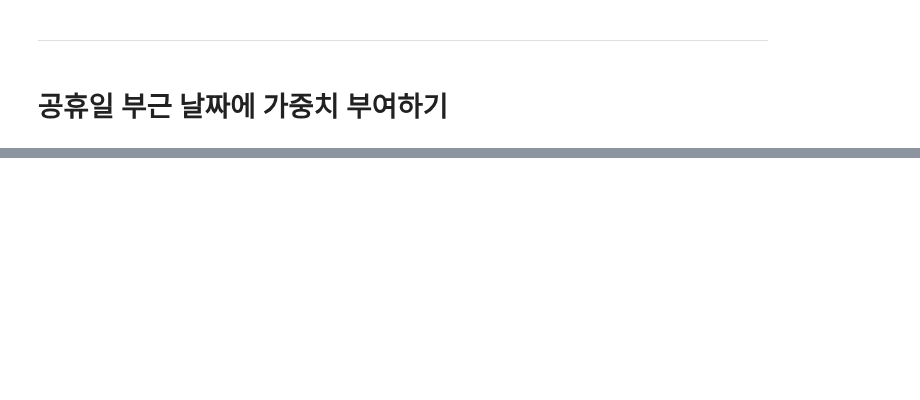
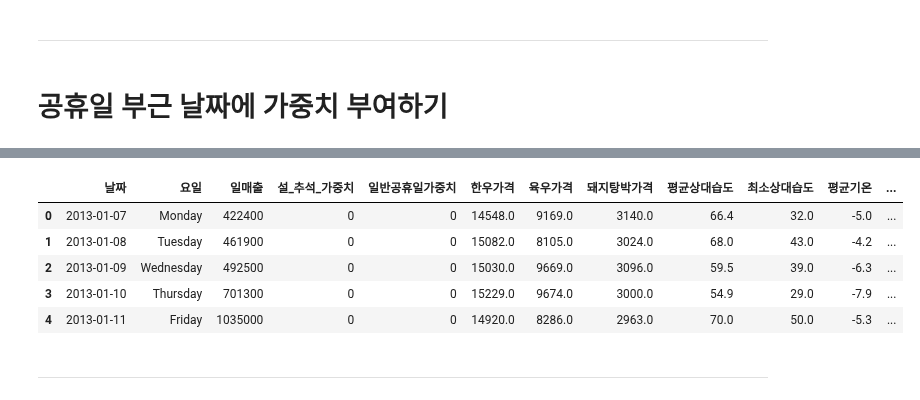
Before and after one commit to young-hun-jo/DataAnalysis, a Jupyter notebook: woochuri/analysis.ipynb, the cells around one changed output, grey strips where cells are left out. Drawn from its saved outputs; the diff is of its cells as text; code cells hidden in the pictures; blank space fills up the shorter version.

```diff
--- a/woochuri/analysis.ipynb
+++ b/woochuri/analysis.ipynb
@@ -343,0 +419,15 @@ dataset.head(100)
+# %%
+dataset_cols = ['한우가격', '육우가격', '돼지탕박가격', '평균상대습도', '최소상대습도', '평균기온',
+               '최고기온', '최저기온', '평균풍속', '최대풍속', '일사량', '1시간최다일사량', '일강수량']
+final_dataset = pd.concat([holidays, dataset[dataset_cols]], axis=1)
+# %%
+final_dataset.head()
+# %% [output]
+|  | 날짜 | 요일 | 일매출 | 설_추석_가중치 | 일반공휴일가중치 | 한우가격 | 육우가격 | 돼지탕박가격 | 평균상대습도 | 최소상대습도 | 평균기온 | ... |
+| 0 | 2013-01-07 | Monday | 422400 | 0 | 0 | 14548.0 | 9169.0 | 3140.0 | 66.4 | 32.0 | -5.0 | ... |
+| 1 | 2013-01-08 | Tuesday | 461900 | 0 | 0 | 15082.0 | 8105.0 | 3024.0 | 68.0 | 43.0 | -4.2 | ... |
+| 2 | 2013-01-09 | Wednesday | 492500 | 0 | 0 | 15030.0 | 9669.0 | 3096.0 | 59.5 | 39.0 | -6.3 | ... |
+| 3 | 2013-01-10 | Thursday | 701300 | 0 | 0 | 15229.0 | 9674.0 | 3000.0 | 54.9 | 29.0 | -7.9 | ... |
+| 4 | 2013-01-11 | Friday | 1035000 | 0 | 0 | 14920.0 | 8286.0 | 2963.0 | 70.0 | 50.0 | -5.3 | ... |
+# %% [markdown]
+---
```
Also changed, not shown: parts of 17 cells of this notebook.
